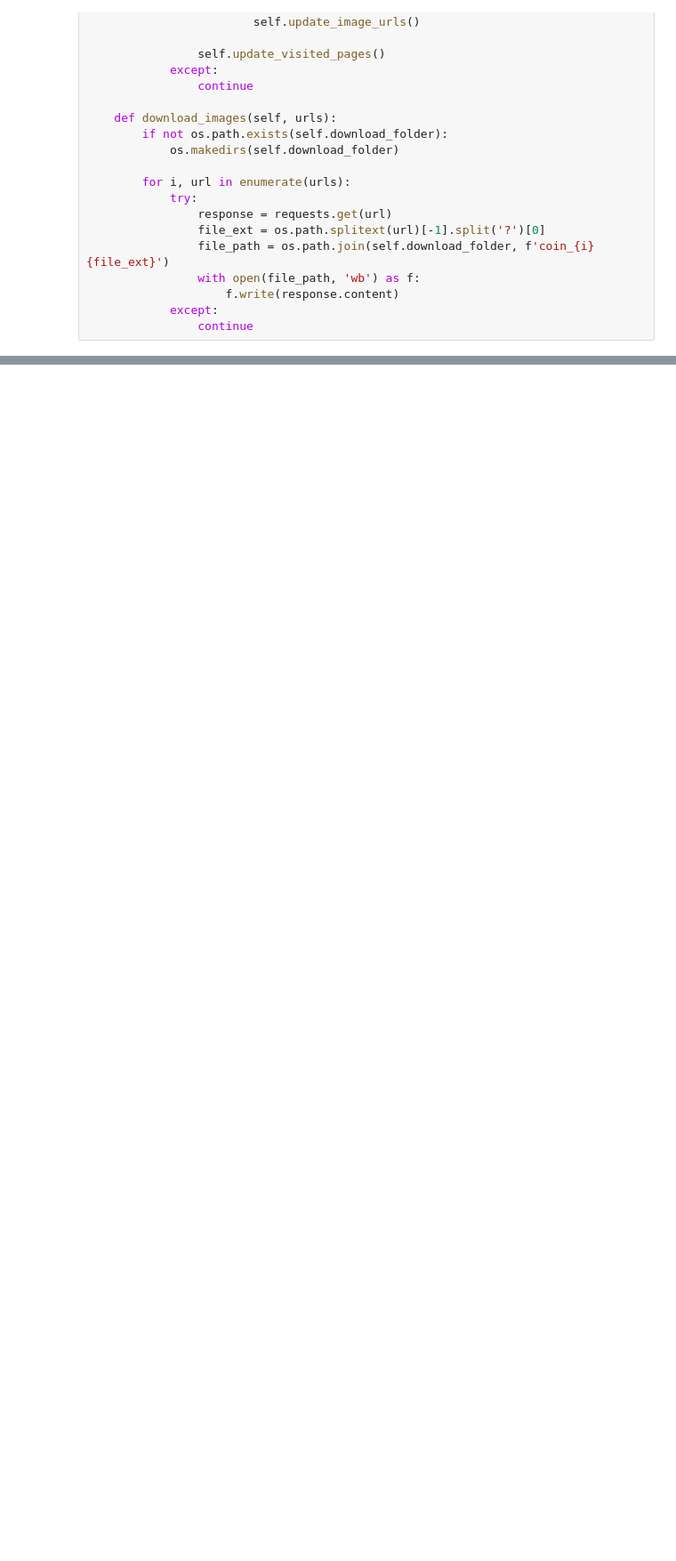
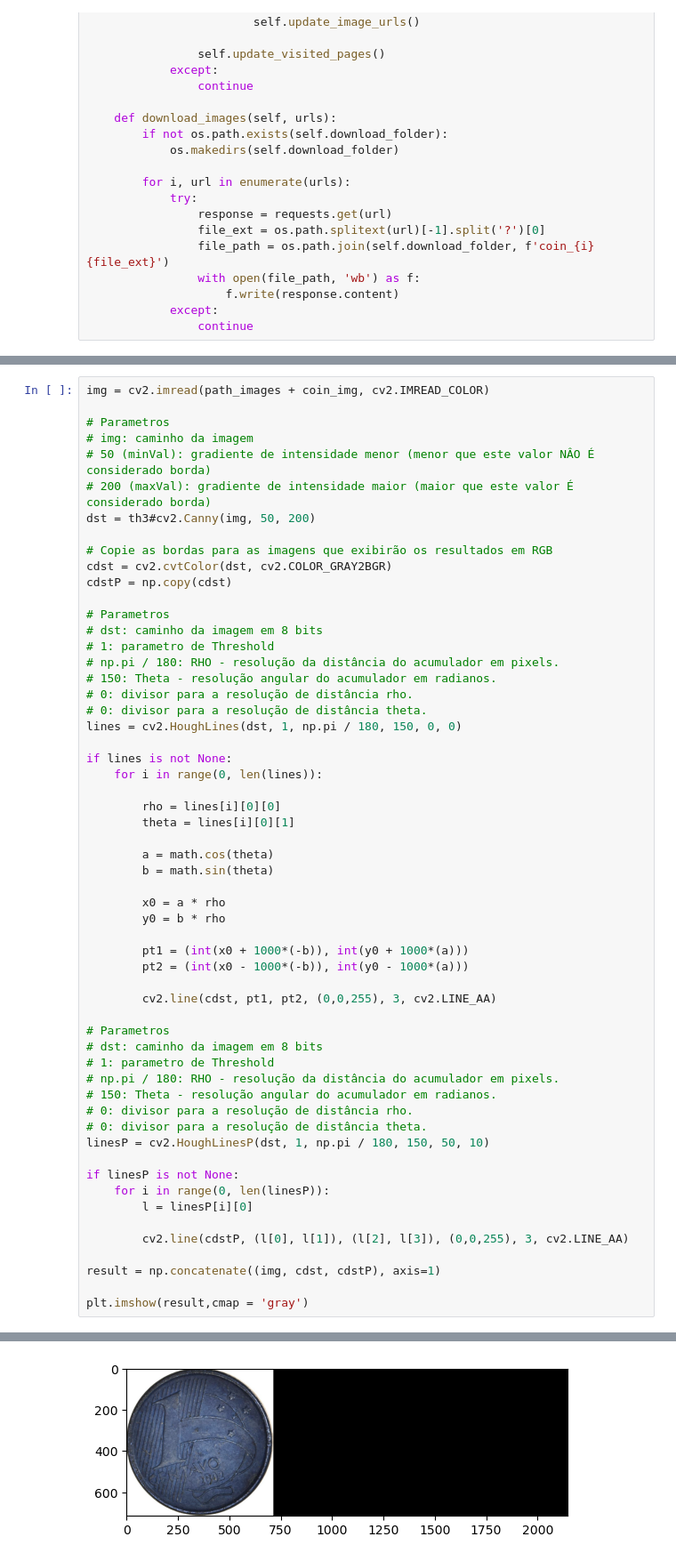
Before and after one commit to cristianomm/PUCRS, a Jupyter notebook: 2023-01/98721-04 - Introdução à Visão Computacional/Trabalhos/T1/T1.ipynb, the cells around one changed output, grey strips where cells are left out. Shown at 89% size. Saved outputs shown, nothing was run; the diff lists cells and outputs as text; blank space fills up the shorter version.

```diff
--- a/2023-01/98721-04 - Introdução à Visão Computacional/Trabalhos/T1/T1.ipynb
+++ b/2023-01/98721-04 - Introdução à Visão Computacional/Trabalhos/T1/T1.ipynb
@@ -90,0 +389,58 @@ HTTPError: 429 Client Error: Too Many Requests for url: https://www.google.com/s
+# %%
+img = cv2.imread(path_images + coin_img, cv2.IMREAD_COLOR)
+
+# Parametros
+# img: caminho da imagem
+# 50 (minVal): gradiente de intensidade menor (menor que este valor NÂO É considerado borda)
+# 200 (maxVal): gradiente de intensidade maior (maior que este valor É considerado borda)
+dst = th3#cv2.Canny(img, 50, 200)
+
+# Copie as bordas para as imagens que exibirão os resultados em RGB
+cdst = cv2.cvtColor(dst, cv2.COLOR_GRAY2BGR)
+cdstP = np.copy(cdst)
+
+# Parametros
+# dst: caminho da imagem em 8 bits
+# 1: parametro de Threshold
+# np.pi / 180: RHO - resolução da distância do acumulador em pixels.
+# 150: Theta - resolução angular do acumulador em radianos.
+# 0: divisor para a resolução de distância rho.
+# 0: divisor para a resolução de distância theta.
+lines = cv2.HoughLines(dst, 1, np.pi / 180, 150, 0, 0)
+
+if lines is not None:
+    for i in range(0, len(lines)):
+
+        rho = lines[i][0][0]
+        theta = lines[i][0][1]
+
+        a = math.cos(theta)
+        b = math.sin(theta)
+
+        x0 = a * rho
+        y0 = b * rho
+
+        pt1 = (int(x0 + 1000*(-b)), int(y0 + 1000*(a)))
+        pt2 = (int(x0 - 1000*(-b)), int(y0 - 1000*(a)))
+
+        cv2.line(cdst, pt1, pt2, (0,0,255), 3, cv2.LINE_AA)
+
+# Parametros
+# dst: caminho da imagem em 8 bits
+# 1: parametro de Threshold
+# np.pi / 180: RHO - resolução da distância do acumulador em pixels.
+# 150: Theta - resolução angular do acumulador em radianos.
+# 0: divisor para a resolução de distância rho.
+# 0: divisor para a resolução de distância theta.
+linesP = cv2.HoughLinesP(dst, 1, np.pi / 180, 150, 50, 10)
+
+if linesP is not None:
+    for i in range(0, len(linesP)):
+        l = linesP[i][0]
+
+        cv2.line(cdstP, (l[0], l[1]), (l[2], l[3]), (0,0,255), 3, cv2.LINE_AA)
+
+result = np.concatenate((img, cdst, cdstP), axis=1)
+
+plt.imshow(result,cmap = 'gray')
+# %% [output]
@@ -90,0 +448 @@ HTTPError: 429 Client Error: Too Many Requests for url: https://www.google.com/s
+[figure, added]
```
Also changed, not shown: parts of 17 cells of this notebook, 1 other file.
